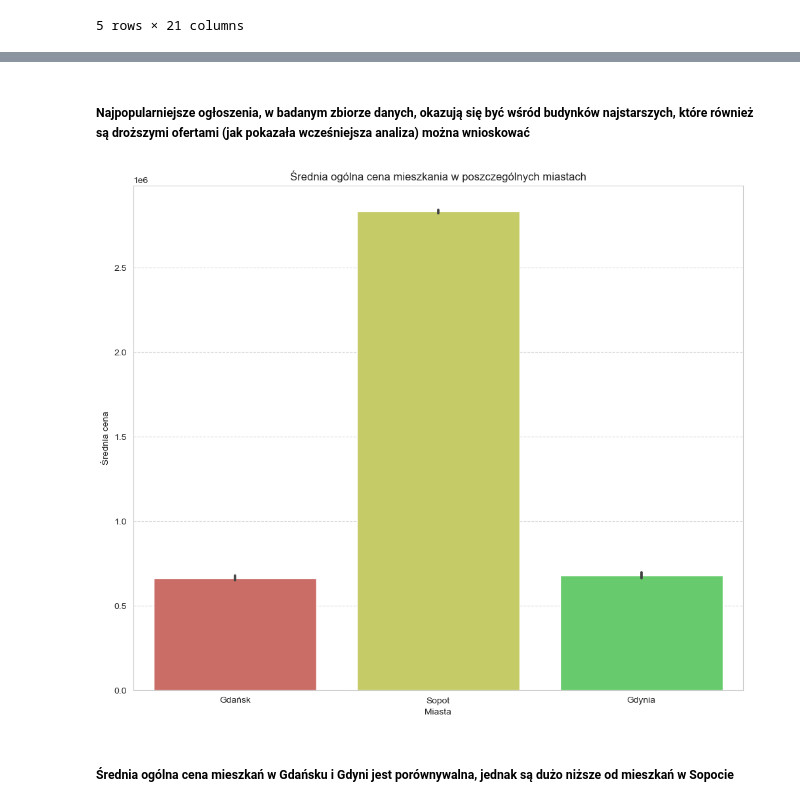
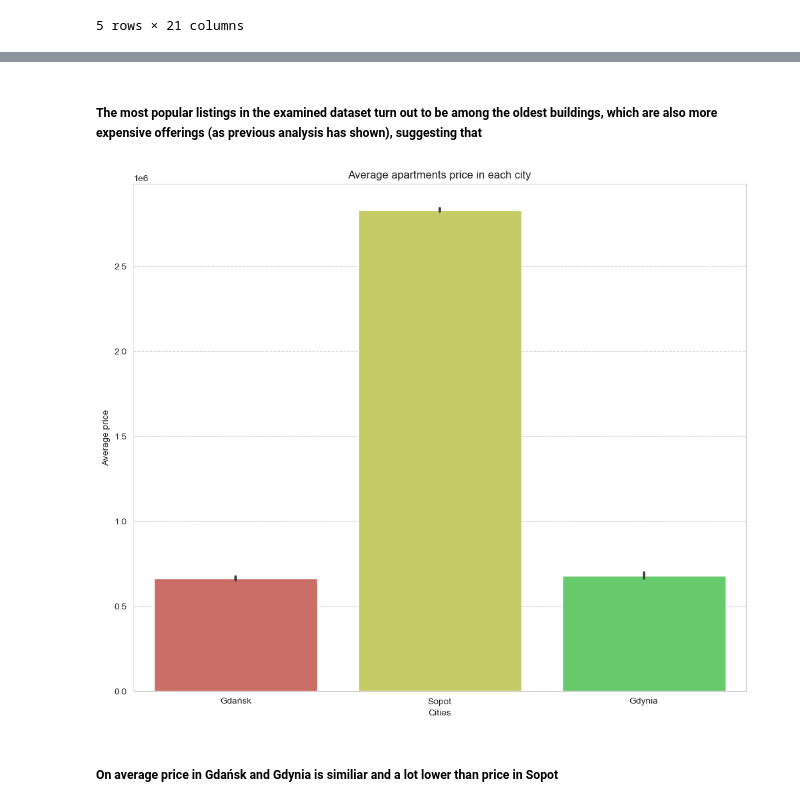
Before and after one commit to mat7039/ETL-Analysis-ML-predictions, a Jupyter notebook: 7.Data_visualization.ipynb, the cells around one changed output, grey strips where cells are left out. Cells and saved outputs as stored; diff of their text form; code cells hidden in the pictures.

```diff
--- a/7.Data_visualization.ipynb
+++ b/7.Data_visualization.ipynb
@@ -102,15 +102,15 @@ plt.grid(axis='y', linestyle='--', alpha=0.7)
 # %% [markdown]
-##### Najpopularniejsze ogłoszenia, w badanym zbiorze danych, okazują się być wśród budynków najstarszych, które również są droższymi ofertami (jak pokazała wcześniejsza analiza) można wnioskować
+##### The most popular listings in the examined dataset turn out to be among the oldest buildings, which are also more expensive offerings (as previous analysis has shown), suggesting that
 # %%
 sns.barplot(df, x='city', y='price')
-plt.title('Średnia ogólna cena mieszkania w poszczególnych miastach')
-plt.xlabel('Miasta')
-plt.ylabel('Średnia cena')
+plt.title('Average apartments price in each city')
+plt.xlabel('Cities')
+plt.ylabel('Average price')
 plt.grid(axis='y', linestyle='--', alpha=0.7)
 # %% [output]
-[figure, old version]
+[figure, new version]
 # %% [markdown]
-##### Średnia ogólna cena mieszkań w Gdańsku i Gdyni jest porównywalna, jednak są dużo niższe od mieszkań w Sopocie
+##### On average price in Gdańsk and Gdynia is similiar and a lot lower than price in Sopot
 # %%
 sns.barplot(df, x='district', y='price/m')
 plt.xticks(rotation=45)
```
Also changed, not shown: parts of 19 cells of this notebook, 10 other files.
